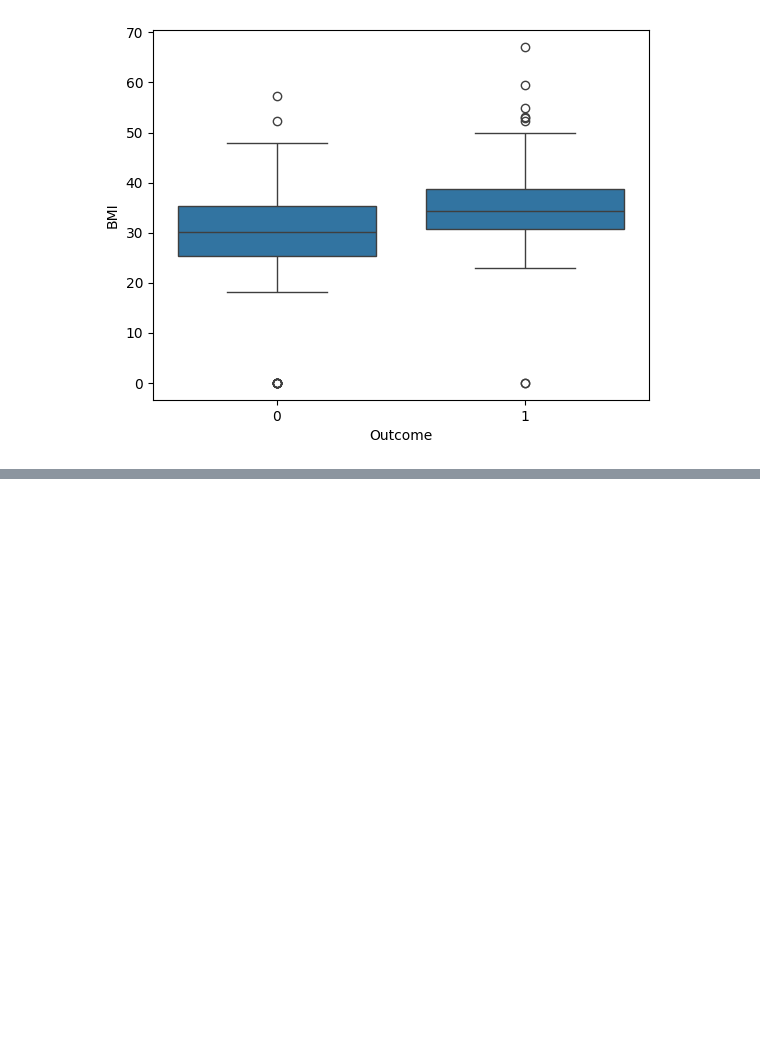
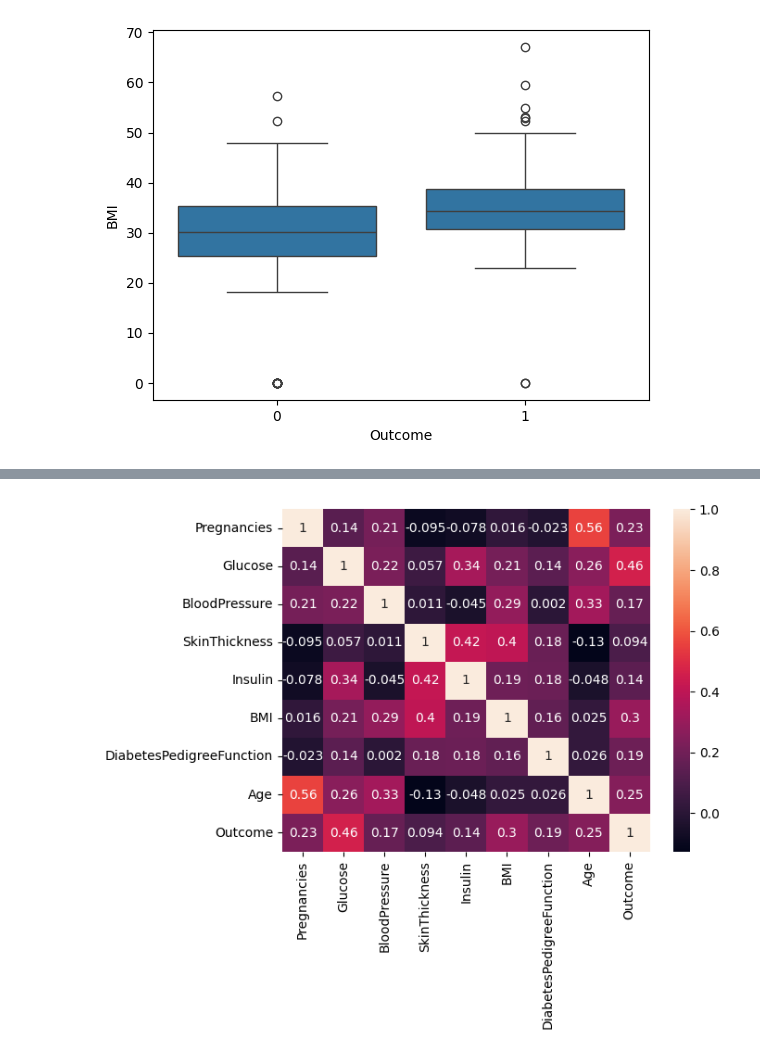
Before and after one commit to ich-20211101/ML_study, a Jupyter notebook: Week 1 - EDA - Tutorial.ipynb, the cells around one changed output, grey strips where cells are left out. Cells and saved outputs as stored; diff of their text form; code cells hidden in the pictures; blank space fills up the shorter version.

```diff
--- a/Week 1 - EDA - Tutorial.ipynb
+++ b/Week 1 - EDA - Tutorial.ipynb
@@ -143,0 +147,5 @@ plt.show()
+# %%
+sns.heatmap(df.corr(), annot = True)
+plt.show()
+# %% [output]
+[figure, added]
```
Also changed, not shown: parts of 4 cells of this notebook.
